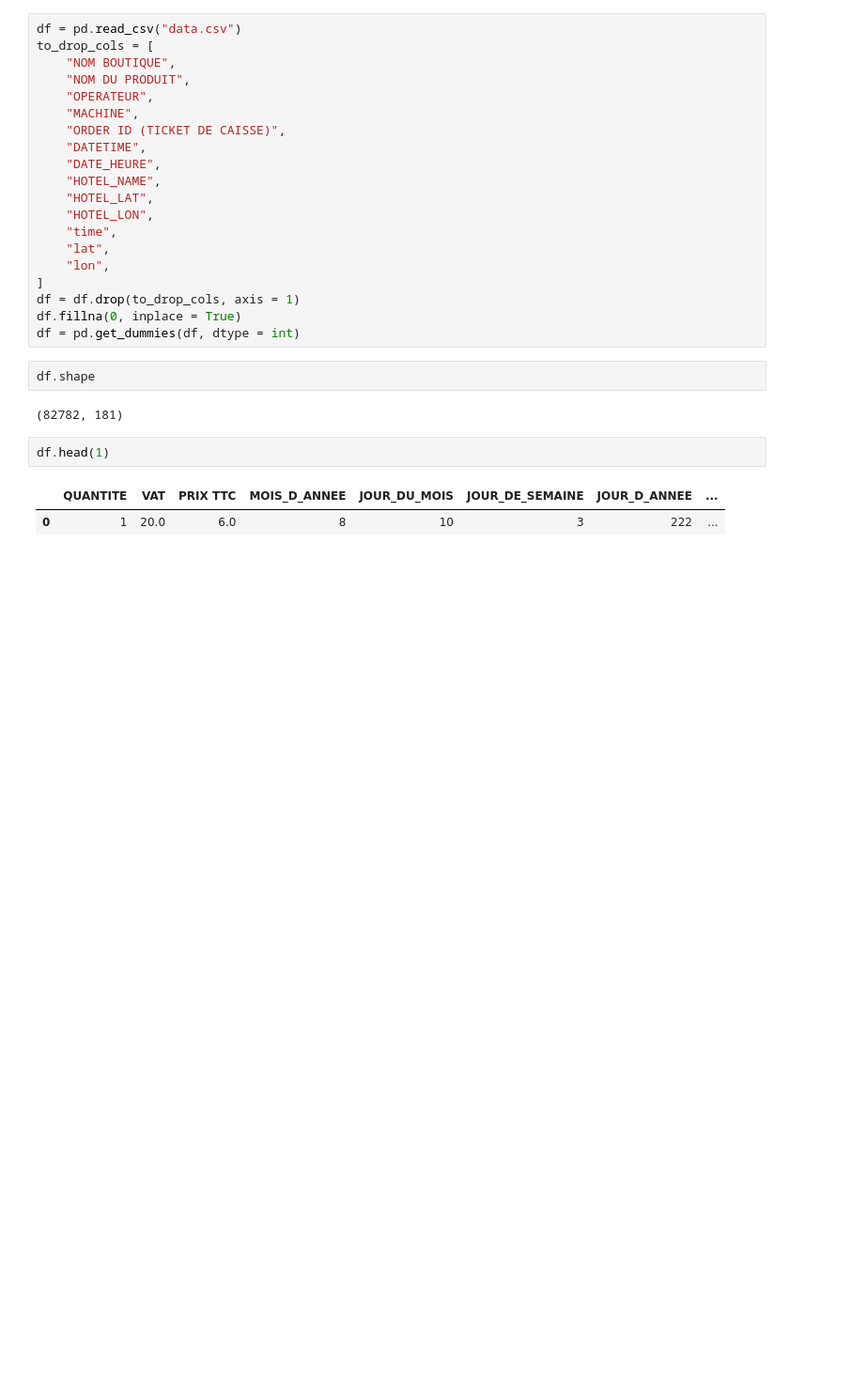
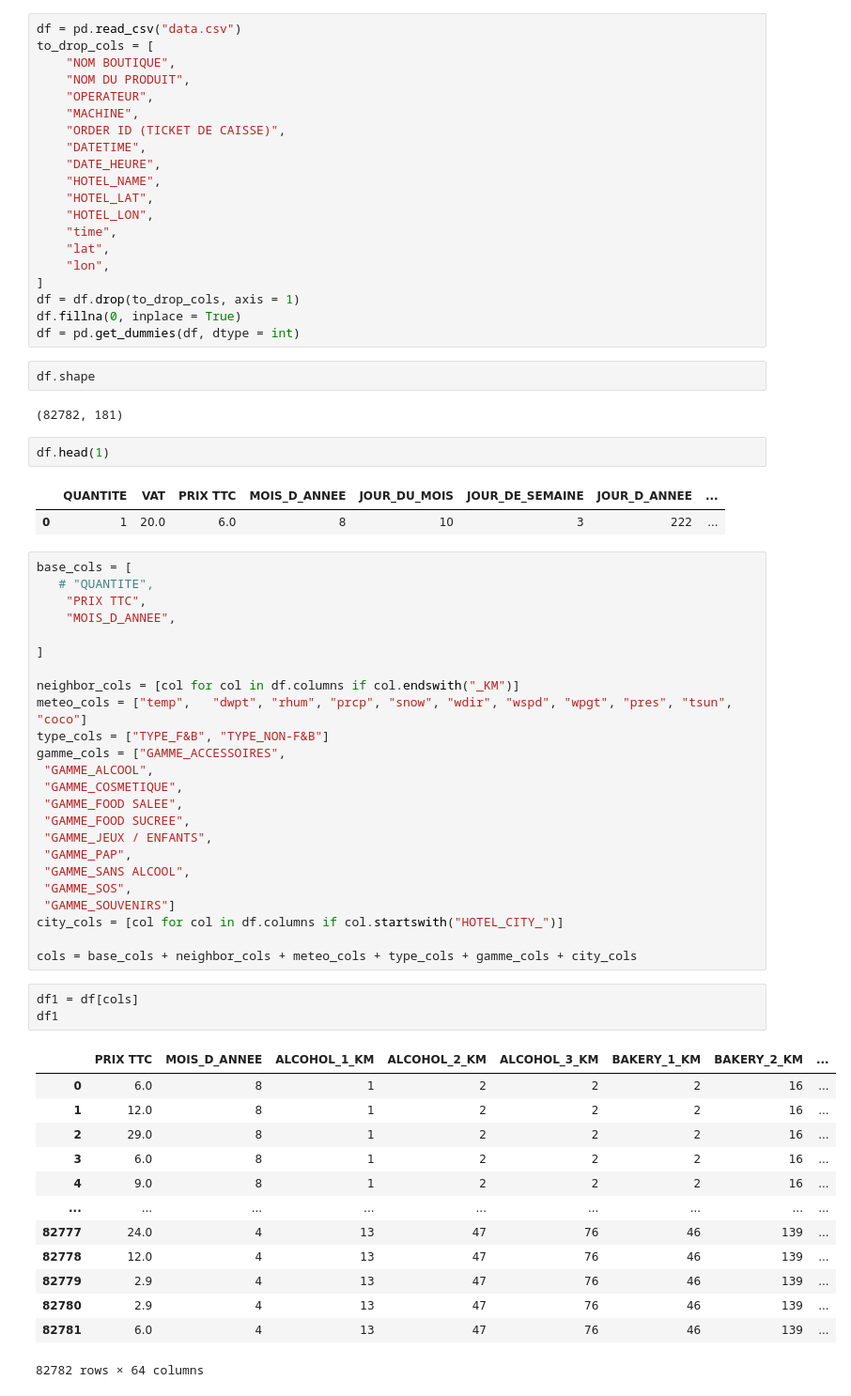
Before and after one commit to klaghmari-github/hotels, a Jupyter notebook: ml.ipynb, the cells around one changed output. Shown at 94% size. Saved outputs shown, nothing was run; the diff lists cells and outputs as text; blank space fills up the shorter version.

```diff
--- a/ml.ipynb
+++ b/ml.ipynb
@@ -31,3 +31,44 @@ df.head(1)
 # %% [output]
 |  | QUANTITE | VAT | PRIX TTC | MOIS_D_ANNEE | JOUR_DU_MOIS | JOUR_DE_SEMAINE | JOUR_D_ANNEE | ... |
 | 0 | 1 | 20.0 | 6.0 | 8 | 10 | 3 | 222 | ... |
+# %%
+base_cols = [
+   # "QUANTITE",
+    "PRIX TTC",
+    "MOIS_D_ANNEE",
+
+]
+
+neighbor_cols = [col for col in df.columns if col.endswith("_KM")]
+meteo_cols = ["temp",	"dwpt",	"rhum",	"prcp",	"snow",	"wdir",	"wspd",	"wpgt",	"pres",	"tsun",	"coco"]
+type_cols = ["TYPE_F&B", "TYPE_NON-F&B"]
+gamme_cols = ["GAMME_ACCESSOIRES",
+ "GAMME_ALCOOL",
+ "GAMME_COSMETIQUE",
+ "GAMME_FOOD SALEE",
+ "GAMME_FOOD SUCREE",
+ "GAMME_JEUX / ENFANTS",
+ "GAMME_PAP",
+ "GAMME_SANS ALCOOL",
+ "GAMME_SOS",
+ "GAMME_SOUVENIRS"]
+city_cols = [col for col in df.columns if col.startswith("HOTEL_CITY_")]
+
+cols = base_cols + neighbor_cols + meteo_cols + type_cols + gamme_cols + city_cols
+# %%
+df1 = df[cols]
+df1
+# %% [output]
+|  | PRIX TTC | MOIS_D_ANNEE | ALCOHOL_1_KM | ALCOHOL_2_KM | ALCOHOL_3_KM | BAKERY_1_KM | BAKERY_2_KM | ... |
+| 0 | 6.0 | 8 | 1 | 2 | 2 | 2 | 16 | ... |
+| 1 | 12.0 | 8 | 1 | 2 | 2 | 2 | 16 | ... |
+| 2 | 29.0 | 8 | 1 | 2 | 2 | 2 | 16 | ... |
+| 3 | 6.0 | 8 | 1 | 2 | 2 | 2 | 16 | ... |
+| 4 | 9.0 | 8 | 1 | 2 | 2 | 2 | 16 | ... |
+| ... | ... | ... | ... | ... | ... | ... | ... | ... |
+| 82777 | 24.0 | 4 | 13 | 47 | 76 | 46 | 139 | ... |
+| 82778 | 12.0 | 4 | 13 | 47 | 76 | 46 | 139 | ... |
+| 82779 | 2.9 | 4 | 13 | 47 | 76 | 46 | 139 | ... |
+| 82780 | 2.9 | 4 | 13 | 47 | 76 | 46 | 139 | ... |
+| 82781 | 6.0 | 4 | 13 | 47 | 76 | 46 | 139 | ... |
+82782 rows × 64 columns
```
Also changed, not shown: parts of 3 cells of this notebook, 6 other files.
